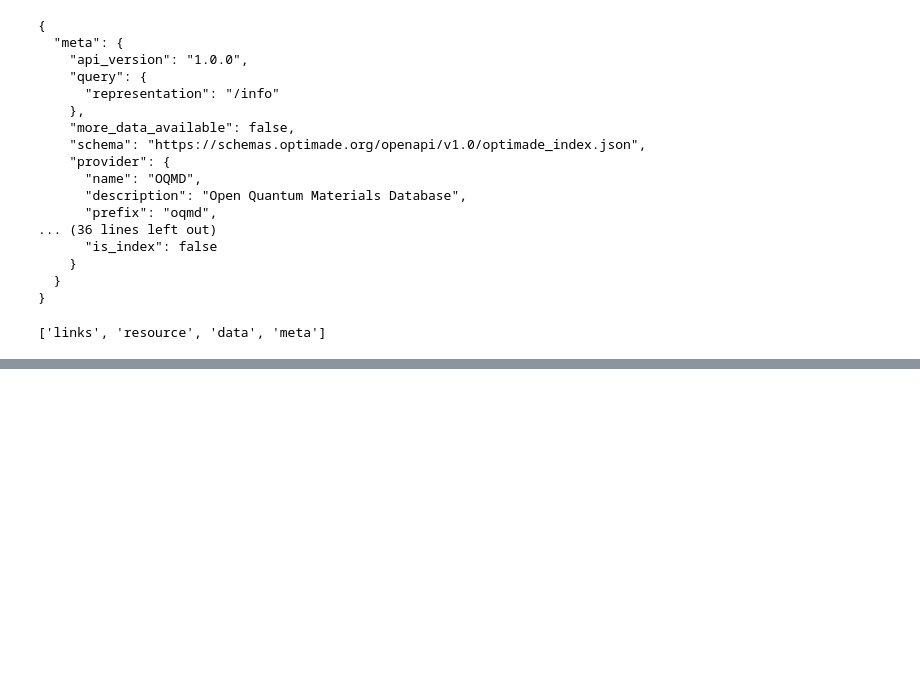
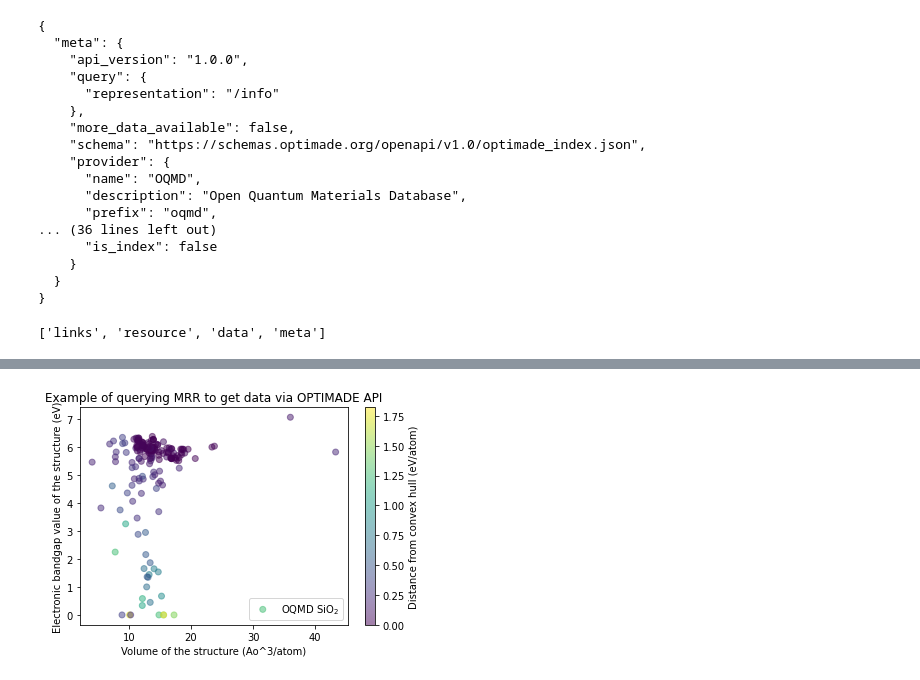
Before and after one commit to usnistgov/nmrr-optimade-demo, a Jupyter notebook: mrr_optimade_oqmd_query_demo.ipynb, the cells around one changed output, grey strips where cells are left out. Cells and saved outputs as stored; diff of their text form; code cells hidden in the pictures; blank space fills up the shorter version.

```diff
--- a/mrr_optimade_oqmd_query_demo.ipynb
+++ b/mrr_optimade_oqmd_query_demo.ipynb
@@ -147,3 +141,28 @@ df
+# %%
+# plot returned data.
+import matplotlib.pyplot as plt
+import numpy as np
+fig, ax = plt.subplots()
+x_field = "_oqmd_volume"
+y_field = "_oqmd_band_gap"
+c_field = "_oqmd_stability"
+scatter = ax.scatter(
+       df[x_field] / df["nsites"],
+       df[y_field],
+       c=df[c_field], alpha=0.5, label=f'{database_info["meta"]["provider"]["name"]} SiO$_2$')
+plt.colorbar(scatter, label="Distance from convex hull (eV/atom)")
+
+x_desc, x_unit = oqmd_fields_dict[x_field]["description"], oqmd_fields_dict[x_field]["unit"] + "/atom"
+y_desc, y_unit = oqmd_fields_dict[y_field]["description"], oqmd_fields_dict[y_field]["unit"]
+
+ax.set(
+       xlabel=f"{x_desc} ({x_unit})",
+       ylabel=f"{y_desc} ({y_unit})",
+       title='Example of querying MRR to get data via OPTIMADE API')
+plt.legend(loc='lower right')
+plt.show()
+# %% [output]
+[figure, added]
 # %%
 # plot returned data.
 import matplotlib.pyplot as plt
```
Also changed, not shown: parts of 9 cells of this notebook.
